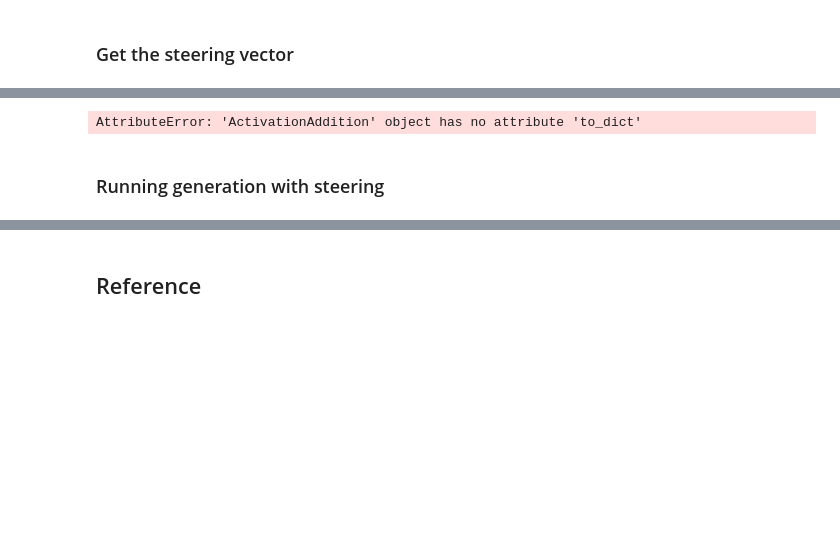
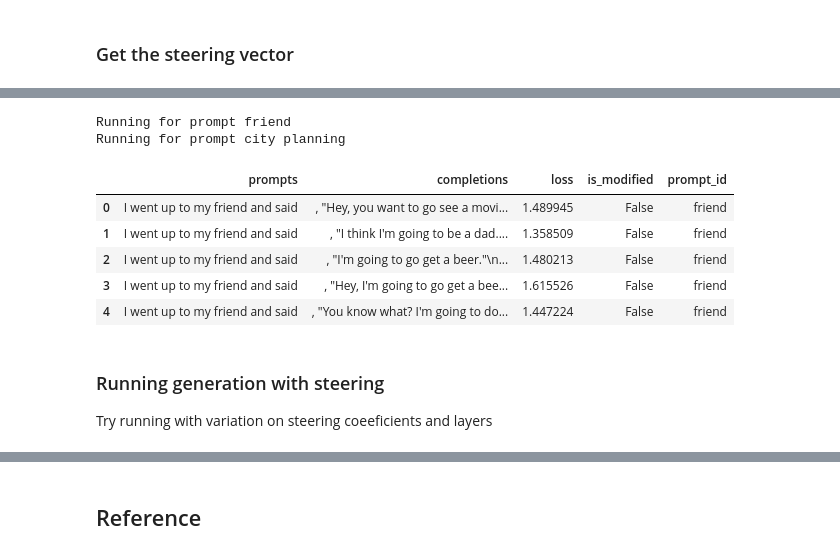
Before and after one commit to nguyentr17/mats-sae-activation-steering, a Jupyter notebook: trang_experiment/SAE_Steering-Gemma-2.ipynb, the cells around one changed output, grey strips where cells are left out. Cells and saved outputs as stored; diff of their text form; code cells hidden in the pictures; blank space fills up the shorter version.

```diff
--- a/trang_experiment/SAE_Steering-Gemma-2.ipynb
+++ b/trang_experiment/SAE_Steering-Gemma-2.ipynb
@@ -134,7 +125,6 @@ default_kwargs = {
     "temperature": 1.0,
     "top_p": 0.3,
     "freq_penalty": 1.0,
-    "num_comparisons": 3,
     "tokens_to_generate": 50,
     "seed": 0, # For reproducibility
 }
@@ -148,23 +140,10 @@ get_x_vector_preset: Callable = partial(
 # %%
 from typing import List
-from activation_additions.completion_utils import print_n_comparisons
+from activation_additions.completion_utils import gen_using_activation_additions, gen_using_hooks, gen_using_model
 
+PROMPTS = {
+    "friend": "I went up to my friend and said", # see lots of variation in success rollout vs. fraction of dimensions rolled out from original experiment on GPT-2
+    "city planning": "The city is planning to build a new park in the neighborhood, residents are excited" # not much
+}
 
-
-summand: List[ActivationAddition] = [
-    *get_x_vector_preset(
-        prompt1="I talk about weddings constantly",
-        prompt2="I do not talk about weddings constantly",
-        coeff=4,
-        act_name=20,
-    )
-]
-FRIEND_PROMPT = (
-    "I went up to my friend and said"
-)
-print_n_comparisons(model=model,
-    prompt=FRIEND_PROMPT,
-    activation_additions=summand,
-    result_filepath="./results/gemma_wedding_steering_orig.csv",
-    **default_kwargs,
-)
+N_GENERATIONS = 20
@@ -189,4 +150,18 @@ print_n_comparisons(model=model,
-# %%
-summand[0].to_dict()
-# %% [output]
-AttributeError: 'ActivationAddition' object has no attribute 'to_dict'
+# %%
+original_generated_completions_df = []
+for prompt_id, prompt_text in PROMPTS.items():
+    print(f"Running for prompt {prompt_id}")
+    prompt_batch: List[str] = [prompt_text] * N_GENERATIONS
+
+    # Generate the completions from the normal model
+    normal_df: pd.DataFrame = gen_using_hooks(
+        prompt_batch=prompt_batch, model=model, hook_fns={}, include_logits=False, **default_kwargs
+    )
+    normal_df["prompt_id"] = prompt_id
+    original_generated_completions_df.append(normal_df)
+
+original_generated_completions_df = pd.concat(original_generated_completions_df, ignore_index=True)
+# should have columns ["prompt_id", "prompt", "completions", "loss", "logit"]
+# %% [output]
+Running for prompt friend
+Running for prompt city planning
@@ -192,0 +170,9 @@ AttributeError: 'ActivationAddition' object has no attribute 'to_dict'
+# %%
+original_generated_completions_df.head()
+# %% [output]
+|  | prompts | completions | loss | is_modified | prompt_id |
+| 0 | I went up to my friend and said | , "Hey, you want to go see a movi... | 1.489945 | False | friend |
+| 1 | I went up to my friend and said | , "I think I'm going to be a dad.... | 1.358509 | False | friend |
+| 2 | I went up to my friend and said | , "I'm going to go get a beer."\n... | 1.480213 | False | friend |
+| 3 | I went up to my friend and said | , "Hey, I'm going to go get a bee... | 1.615526 | False | friend |
+| 4 | I went up to my friend and said | , "You know what? I'm going to do... | 1.447224 | False | friend |
@@ -193,2 +186,3 @@ AttributeError: 'ActivationAddition' object has no attribute 'to_dict'
 # %% [markdown]
 ### Running generation with steering
+Try running with variation on steering coeeficients and layers
```
Also changed, not shown: parts of 20 cells of this notebook.
